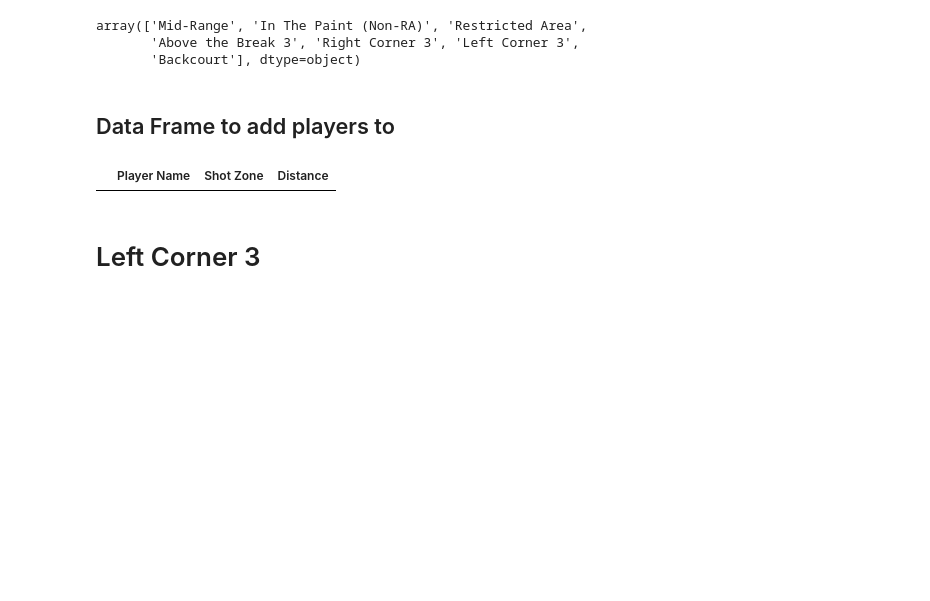
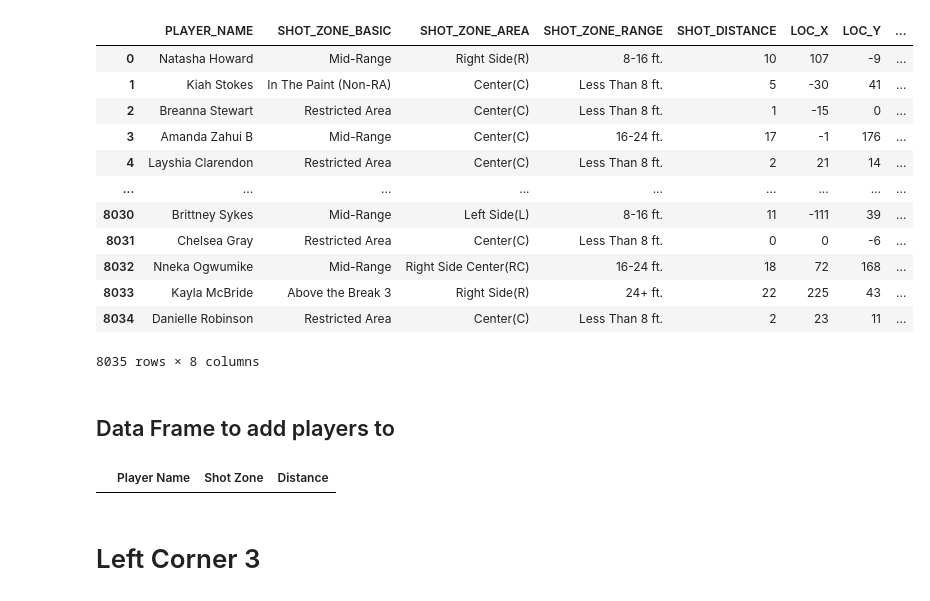
Before and after one commit to stewart-lacy/WNBA, a Jupyter notebook: WNBA_Shooting_2020.ipynb, the cells around one changed output. Saved outputs shown, nothing was run; the diff lists cells and outputs as text; code cells hidden in the pictures; blank space fills up the shorter version.

```diff
--- a/WNBA_Shooting_2020.ipynb
+++ b/WNBA_Shooting_2020.ipynb
@@ -7,12 +7,22 @@ import seaborn as sns
 # %%
 file_to_load = pd.read_csv("WNBA_Shooting_.csv")
 pd.set_option('display.max_columns', None)
 file_to_load['Count'] =1
-file_to_load.SHOT_ZONE_BASIC.unique()
+file_to_load
 # %% [output]
+|  | PLAYER_NAME | SHOT_ZONE_BASIC | SHOT_ZONE_AREA | SHOT_ZONE_RANGE | SHOT_DISTANCE | LOC_X | LOC_Y | ... |
+| 0 | Natasha Howard | Mid-Range | Right Side(R) | 8-16 ft. | 10 | 107 | -9 | ... |
+| 1 | Kiah Stokes | In The Paint (Non-RA) | Center(C) | Less Than 8 ft. | 5 | -30 | 41 | ... |
+| 2 | Breanna Stewart | Restricted Area | Center(C) | Less Than 8 ft. | 1 | -15 | 0 | ... |
+| 3 | Amanda Zahui B | Mid-Range | Center(C) | 16-24 ft. | 17 | -1 | 176 | ... |
+| 4 | Layshia Clarendon | Restricted Area | Center(C) | Less Than 8 ft. | 2 | 21 | 14 | ... |
+| ... | ... | ... | ... | ... | ... | ... | ... | ... |
+| 8030 | Brittney Sykes | Mid-Range | Left Side(L) | 8-16 ft. | 11 | -111 | 39 | ... |
+| 8031 | Chelsea Gray | Restricted Area | Center(C) | Less Than 8 ft. | 0 | 0 | -6 | ... |
+| 8032 | Nneka Ogwumike | Mid-Range | Right Side Center(RC) | 16-24 ft. | 18 | 72 | 168 | ... |
+| 8033 | Kayla McBride | Above the Break 3 | Right Side(R) | 24+ ft. | 22 | 225 | 43 | ... |
+| 8034 | Danielle Robinson | Restricted Area | Center(C) | Less Than 8 ft. | 2 | 23 | 11 | ... |
-array(['Mid-Range', 'In The Paint (Non-RA)', 'Restricted Area',
-       'Above the Break 3', 'Right Corner 3', 'Left Corner 3',
-       'Backcourt'], dtype=object)
+8035 rows × 8 columns
 # %% [markdown]
 ## Data Frame to add players to
 # %%
```
Also changed, not shown: parts of 3 cells of this notebook.
